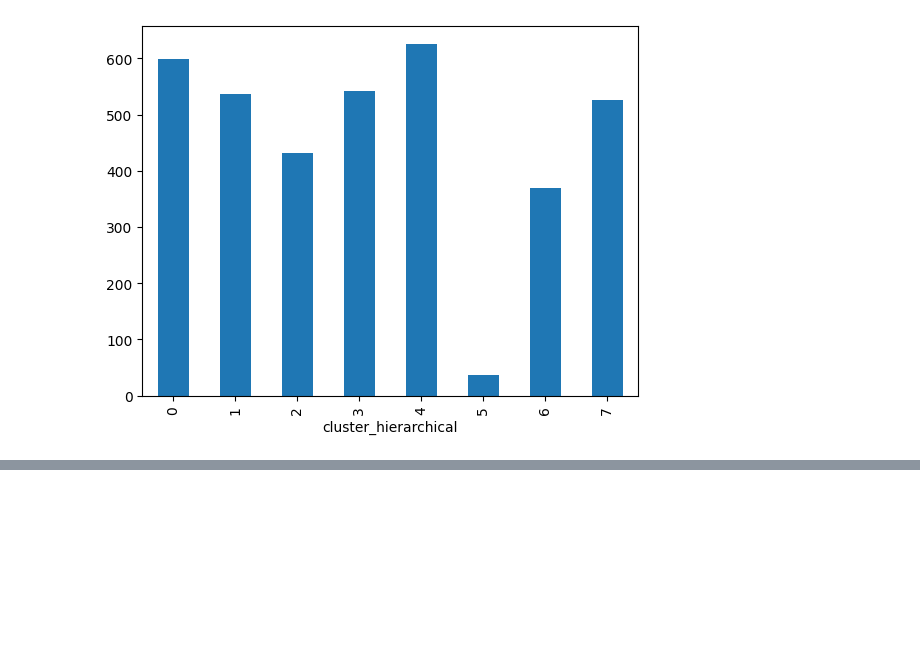
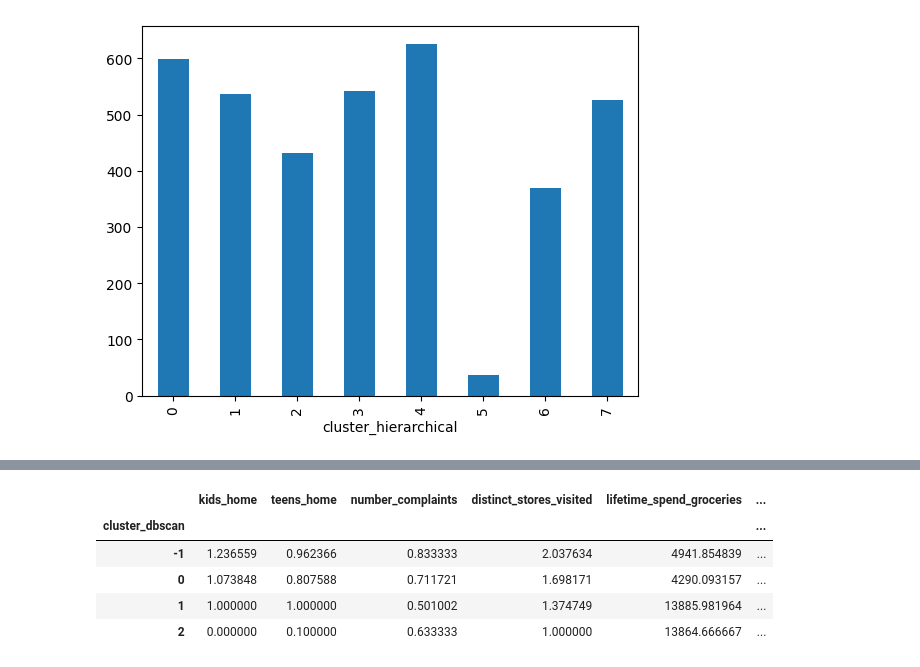
Before and after one commit to mitoma10110/ML2_Project, a Jupyter notebook: jo_notebook.ipynb, the cells around one changed output, grey strips where cells are left out. Cells and saved outputs as stored; diff of their text form; code cells hidden in the pictures; blank space fills up the shorter version.

```diff
--- a/jo_notebook.ipynb
+++ b/jo_notebook.ipynb
@@ -424,3 +502,14 @@ sample_pp.groupby(['cluster_dbscan']).mean()
+# %%
+allocate_clusters_dbscan(sample_pp, sample_pp_sc, eps=2.5, min_samples=8)
+
+sample_pp.groupby(['cluster_dbscan']).mean()
+# %% [output]
+|  | kids_home | teens_home | number_complaints | distinct_stores_visited | lifetime_spend_groceries | ... |
+| cluster_dbscan |  |  |  |  |  | ... |
+| -1 | 1.236559 | 0.962366 | 0.833333 | 2.037634 | 4941.854839 | ... |
+| 0 | 1.073848 | 0.807588 | 0.711721 | 1.698171 | 4290.093157 | ... |
+| 1 | 1.000000 | 1.000000 | 0.501002 | 1.374749 | 13885.981964 | ... |
+| 2 | 0.000000 | 0.100000 | 0.633333 | 1.000000 | 13864.666667 | ... |
 # %%
 sample_pp.groupby(['cluster_dbscan']).size().plot(kind='bar')
 plt.show()
```
Also changed, not shown: parts of 15 cells of this notebook, 1 other file.
